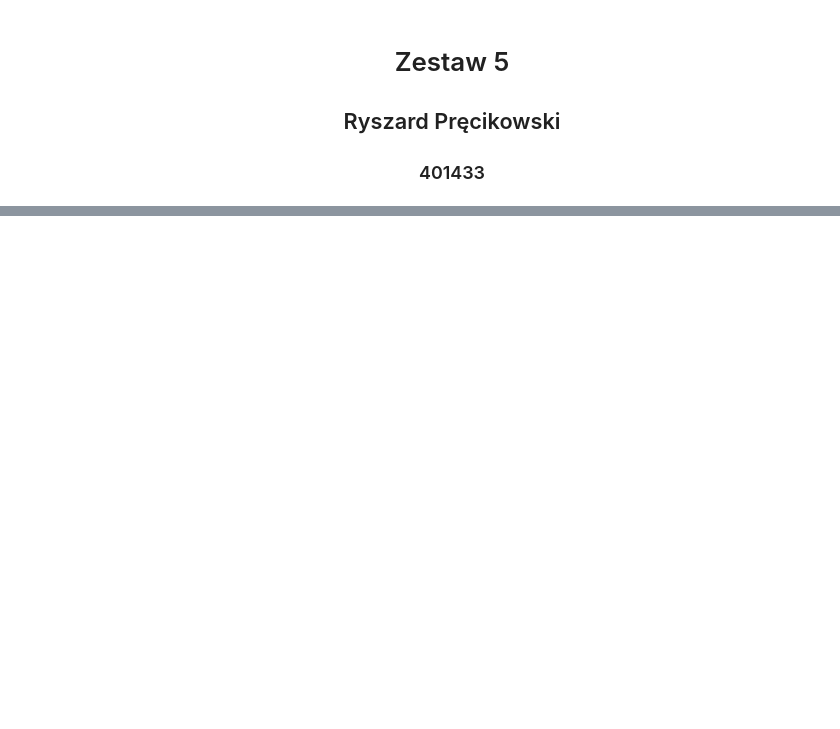
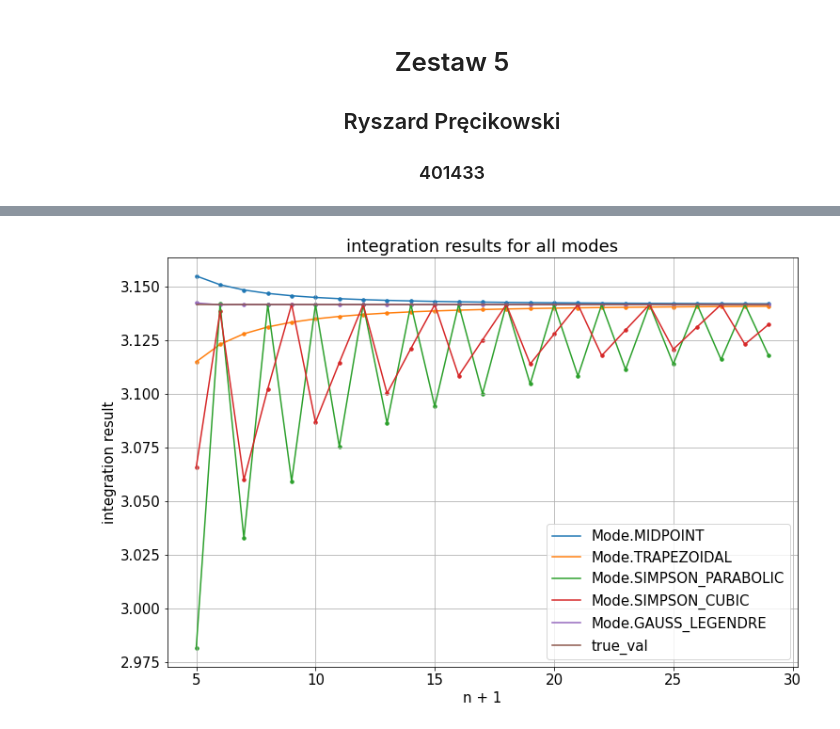
Before and after one commit to RysiekPrecikowski/MOwNiT, a Jupyter notebook: lab5.ipynb, the cells around one changed output, grey strips where cells are left out. Cells and saved outputs as stored; diff of their text form; code cells hidden in the pictures; blank space fills up the shorter version.

```diff
--- a/lab5.ipynb
+++ b/lab5.ipynb
@@ -155,0 +102,4 @@ plot_error(f, 5, 30)
+# %%
+plot_integrations(f, s, t, a=a, b=b)
+# %% [output]
+[figure, added]
```
Also changed, not shown: parts of 10 cells of this notebook, 1 other file.
